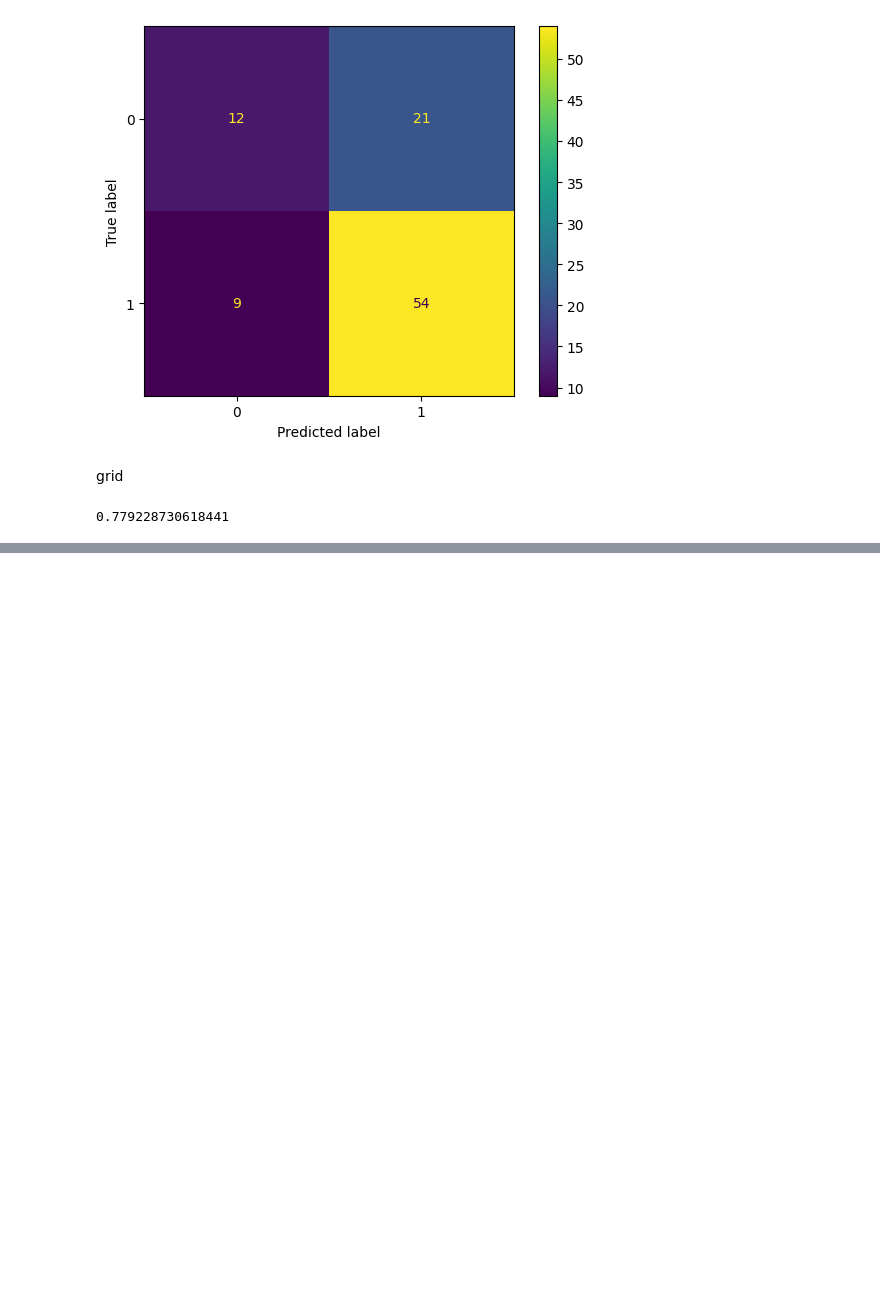
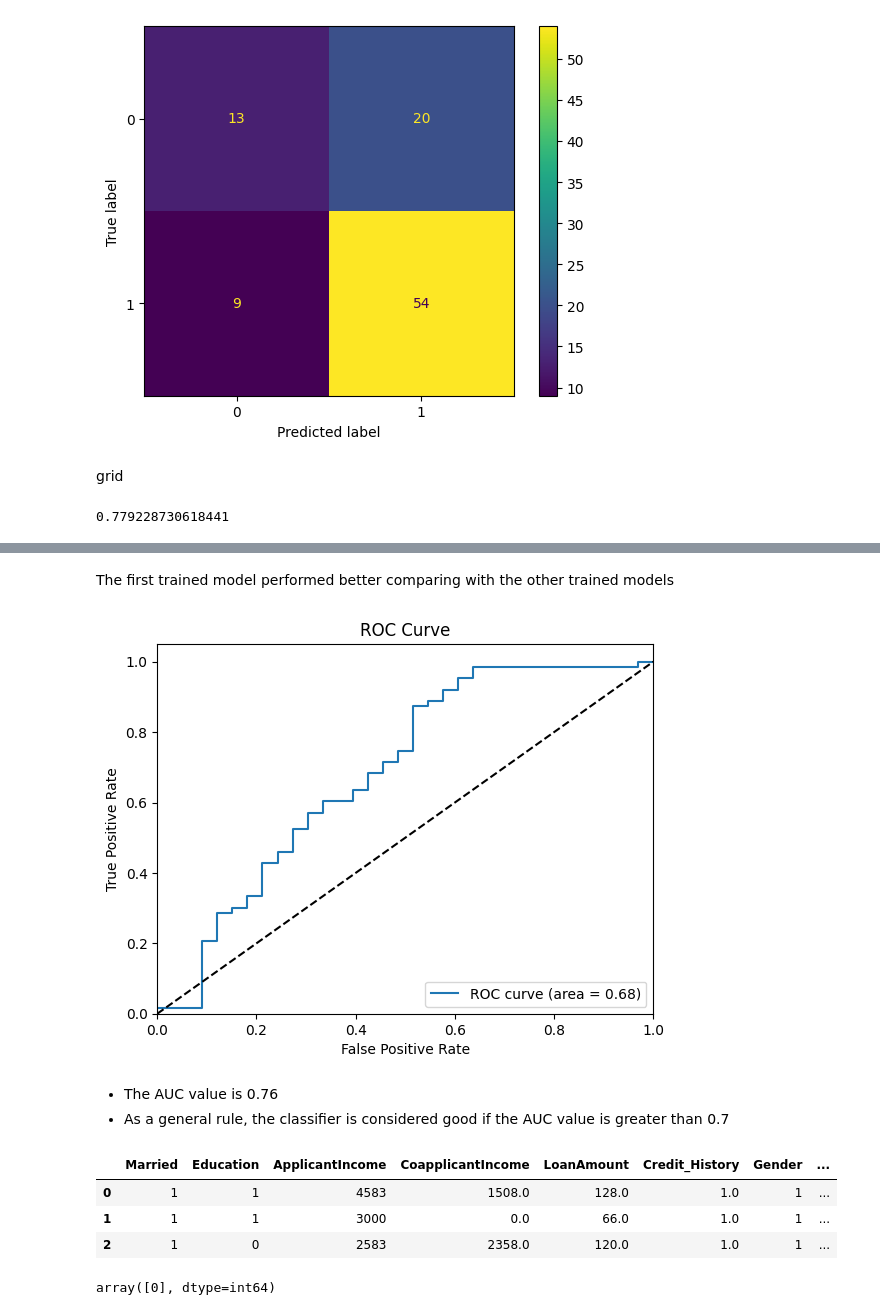
Before and after one commit to Aladeenb/loan-eligibilty-prediction, a Jupyter notebook: Loan_Eligibilty_Prediction.ipynb, the cells around one changed output, grey strips where cells are left out. Saved outputs shown, nothing was run; the diff lists cells and outputs as text; code cells hidden in the pictures; blank space fills up the shorter version.

```diff
--- a/Loan_Eligibilty_Prediction.ipynb
+++ b/Loan_Eligibilty_Prediction.ipynb
@@ -146,8 +166,8 @@ apply feature selection using extra tree classifier
 models
 # %%
 # Logistic Regression
-lr = LogisticRegression(max_iter=100).fit(X_train, y_train)
-y_pred_lr = lr.predict(X_test)
+lr = LogisticRegression(max_iter=400).fit(X_train_scaled, y_resampled)
+y_pred_lr = lr.predict(X_test_scaled)
 
 # Confusion Matrix and reports
 print("CLASSIFICATION REPORT\n",
@@ -319,0 +376,30 @@ Accuracy = 0.6875
+# %% [markdown]
+The first trained model performed better comparing with the other trained models
+# %%
+from sklearn.metrics import roc_curve, auc
+import matplotlib.pyplot as plt
+
+# Predict class probabilities
+y_pred_proba = lr.predict_proba(X_test_scaled)[:,1]
+
+# Calculate the fpr, tpr and thresholds for the ROC curve
+fpr, tpr, thresholds = roc_curve(y_test, y_pred_proba)
+
+# Calculate the AUC
+roc_auc = auc(fpr, tpr)
+
+# Plot the ROC curve
+plt.plot(fpr, tpr, label='ROC curve (area = %0.2f)' % roc_auc)
+plt.plot([0, 1], [0, 1], 'k--')  # random predictions curve
+plt.xlim([0.0, 1.0])
+plt.ylim([0.0, 1.05])
+plt.xlabel('False Positive Rate')
+plt.ylabel('True Positive Rate')
+plt.title('ROC Curve')
+plt.legend(loc="lower right")
+plt.show()
+# %% [output]
+[figure, added]
+# %% [markdown]
+- The AUC value is 0.76
+- As a general rule, the classifier is considered good if the AUC value is greater than 0.7
@@ -319,0 +412,11 @@ Accuracy = 0.6875
+# %%
+df.head(3)
+# %% [output]
+|  | Married | Education | ApplicantIncome | CoapplicantIncome | LoanAmount | Credit_History | Gender | ... |
+| 0 | 1 | 1 | 4583 | 1508.0 | 128.0 | 1.0 | 1 | ... |
+| 1 | 1 | 1 | 3000 | 0.0 | 66.0 | 1.0 | 1 | ... |
+| 2 | 1 | 0 | 2583 | 2358.0 | 120.0 | 1.0 | 1 | ... |
+# %%
+lr.predict([[0,1,3000,5000,5,1,1,0,2000,1,0,0,0,1,0,0]])
+# %% [output]
+array([0], dtype=int64)
```
Also changed, not shown: parts of 15 cells of this notebook, 5 other files.
